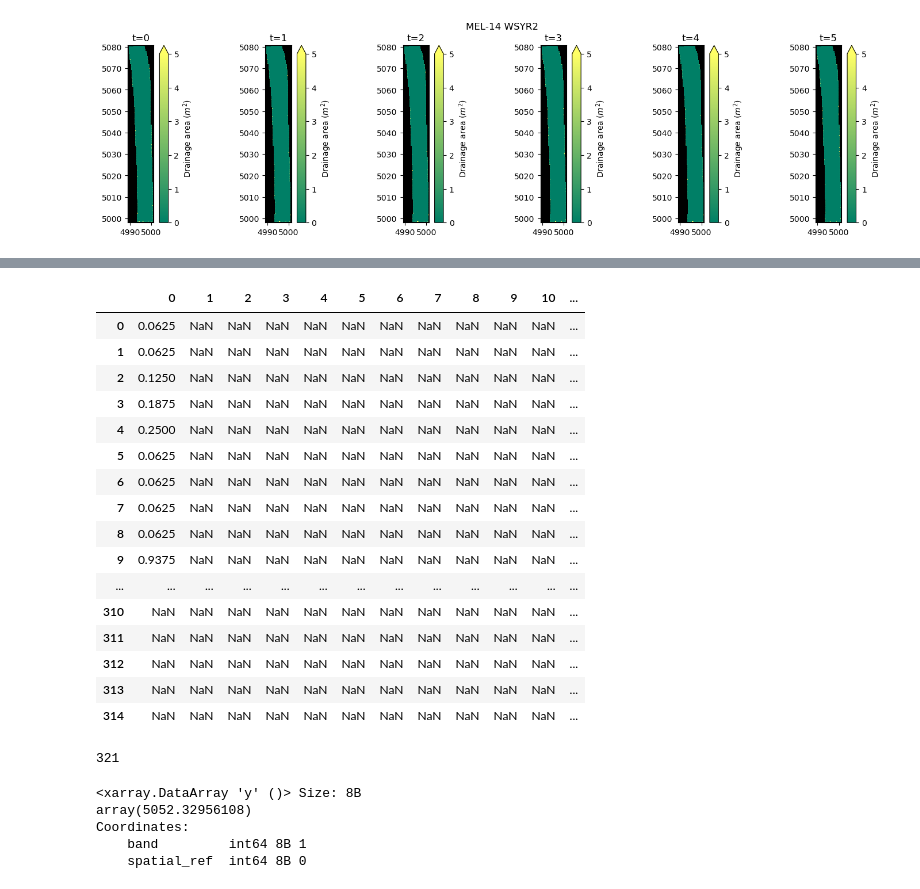
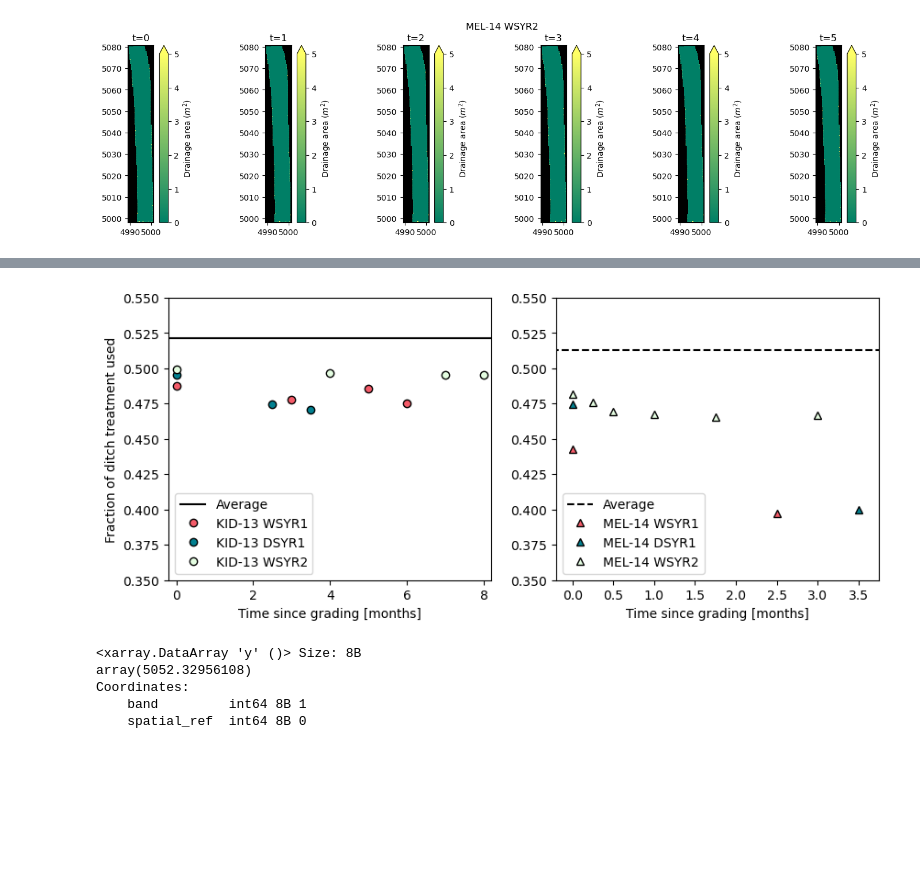
Before and after one commit to amanaster2/micro_diff, a Jupyter notebook: notebooks/flow_pathway_analysis.ipynb, the cells around one changed output, grey strips where cells are left out. Drawn from its saved outputs; the diff is of its cells as text; code cells hidden in the pictures; blank space fills up the shorter version.

```diff
--- a/notebooks/flow_pathway_analysis.ipynb
+++ b/notebooks/flow_pathway_analysis.ipynb
@@ -407,3 +490,29 @@ for i in range(len(m14_wsyr2_dem_files)):
+# %%
+fig, ax =plt.subplots(1,2, figsize=(10,4))
+
+ax[0].plot(tmax_k13_wsyr1, cm_norm_k13_wsyr1, color='k', label='Average')
+ax[0].plot(t_k13_wsyr1, cm_wa_k13_wsyr1, 'o', color='#F45B69', markeredgecolor='k', label='KID-13 WSYR1')
+ax[0].plot(t_k13_dsyr1, cm_wa_k13_dsyr1, 'o', color='#028090', markeredgecolor='k', label='KID-13 DSYR1')
+ax[0].plot(t_k13_wsyr2, cm_wa_k13_wsyr2, 'o', color='#E4FDE1', markeredgecolor='k', label='KID-13 WSYR2')
+ax[0].set_ylabel('Fraction of ditch treatment used')
+ax[0].set_xlim(-0.2,8.2)
+
+
+tmax_m14_wsyr1 = np.linspace(-0.25,3.75, 2)
+ax[1].plot(tmax_m14_wsyr1, cm_norm_m14_wsyr1, '--', color='k', label='Average')
+ax[1].plot(t_m14_wsyr1, cm_wa_m14_wsyr1, '^', color='#F45B69', markeredgecolor='k', label='MEL-14 WSYR1')
+ax[1].plot(t_m14_dsyr1, cm_wa_m14_dsyr1, '^', color='#028090', markeredgecolor='k', label='MEL-14 DSYR1')
+ax[1].plot(t_m14_wsyr2, cm_wa_m14_wsyr2, '^', color='#E4FDE1', markeredgecolor='k', label='MEL-14 WSYR2')
+ax[1].set_xlim(-0.2,3.75)
+
+
+for ax in ax.flat:
+    ax.set(xlabel='Time since grading [months]',\
+         ylim=(0.35,0.55))
+    ax.legend()
+plt.show();
+# %% [output]
+[figure, added]
 # %%
 k13_west = '/home/adalvis/github/micro_diff/data/vectors/kid_mask/west_boundary_k13_fixed.shp'
 k13_south = '/home/adalvis/github/micro_diff/data/vectors/kid_mask/south_boundary_k13.shp'
@@ -479,30 +588,8 @@ for i in range(len(m14_wsyr2_dem_files)):
 # %%
 df = pd.DataFrame(m14_wsyr1_west[0])
 # %%
-pd.set_option('display.max_rows', None)
-df
+# pd.set_option('display.max_rows', None)
+# df
-# %% [output]
-|  | 0 | 1 | 2 | 3 | 4 | 5 | 6 | 7 | 8 | 9 | 10 | ... |
-| 0 | 0.0625 | NaN | NaN | NaN | NaN | NaN | NaN | NaN | NaN | NaN | NaN | ... |
-| 1 | 0.0625 | NaN | NaN | NaN | NaN | NaN | NaN | NaN | NaN | NaN | NaN | ... |
-| 2 | 0.1250 | NaN | NaN | NaN | NaN | NaN | NaN | NaN | NaN | NaN | NaN | ... |
-| 3 | 0.1875 | NaN | NaN | NaN | NaN | NaN | NaN | NaN | NaN | NaN | NaN | ... |
-| 4 | 0.2500 | NaN | NaN | NaN | NaN | NaN | NaN | NaN | NaN | NaN | NaN | ... |
-| 5 | 0.0625 | NaN | NaN | NaN | NaN | NaN | NaN | NaN | NaN | NaN | NaN | ... |
-| 6 | 0.0625 | NaN | NaN | NaN | NaN | NaN | NaN | NaN | NaN | NaN | NaN | ... |
-| 7 | 0.0625 | NaN | NaN | NaN | NaN | NaN | NaN | NaN | NaN | NaN | NaN | ... |
-| 8 | 0.0625 | NaN | NaN | NaN | NaN | NaN | NaN | NaN | NaN | NaN | NaN | ... |
-| 9 | 0.9375 | NaN | NaN | NaN | NaN | NaN | NaN | NaN | NaN | NaN | NaN | ... |
-| ... | ... | ... | ... | ... | ... | ... | ... | ... | ... | ... | ... | ... |
-| 310 | NaN | NaN | NaN | NaN | NaN | NaN | NaN | NaN | NaN | NaN | NaN | ... |
-| 311 | NaN | NaN | NaN | NaN | NaN | NaN | NaN | NaN | NaN | NaN | NaN | ... |
-| 312 | NaN | NaN | NaN | NaN | NaN | NaN | NaN | NaN | NaN | NaN | NaN | ... |
-| 313 | NaN | NaN | NaN | NaN | NaN | NaN | NaN | NaN | NaN | NaN | NaN | ... |
-| 314 | NaN | NaN | NaN | NaN | NaN | NaN | NaN | NaN | NaN | NaN | NaN | ... |
-# %%
-k13_wsyr1_west[0].values[~np.isnan(k13_wsyr1_west[0])].size
-# %% [output]
-321
 # %%
 np.sum(k13_dsyr1_west[0]['y']*k13_dsyr1_west[0].values[~np.isnan(k13_dsyr1_west[0])])/np.sum(k13_dsyr1_west[0].values[~np.isnan(k13_dsyr1_west[0])])
 # %% [output]
```
Also changed, not shown: parts of 10 cells of this notebook.
